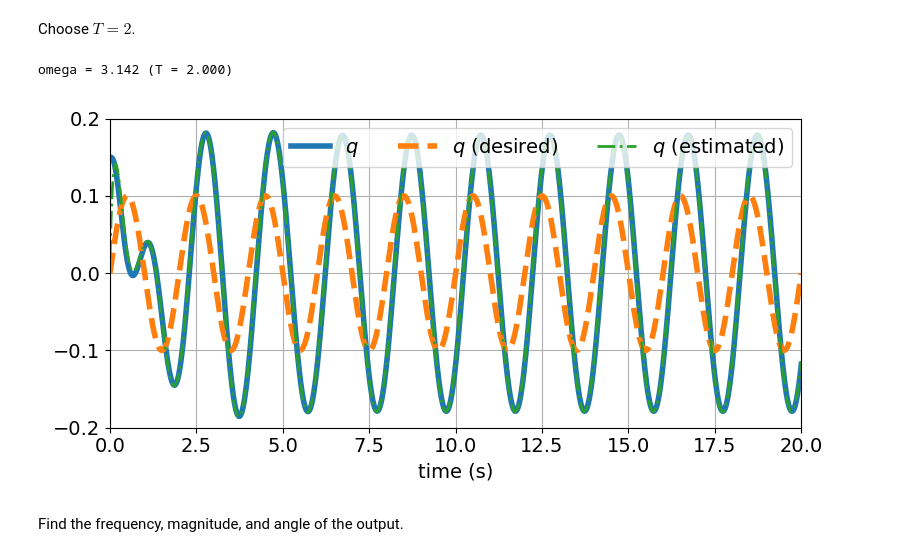
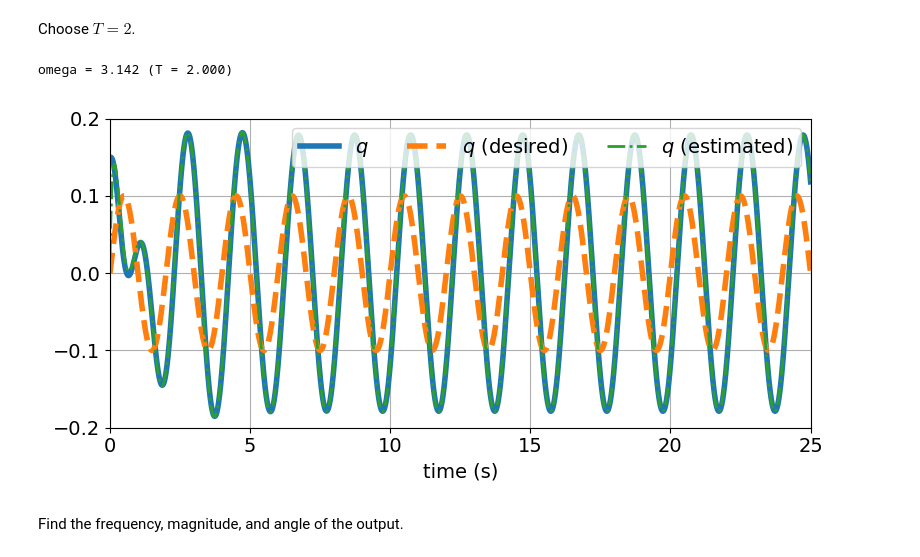
Before and after one commit to tbretl/ae353-sp25, a Jupyter notebook: examples/20250411/WheelDemo-FreqResp-02/WheelDemo-FreqResp-02-InClass.ipynb, the cells around one changed output. Drawn from its saved outputs; the diff is of its cells as text; code cells hidden in the pictures.

```diff
--- a/examples/20250411/WheelDemo-FreqResp-02/WheelDemo-FreqResp-02-InClass.ipynb
+++ b/examples/20250411/WheelDemo-FreqResp-02/WheelDemo-FreqResp-02-InClass.ipynb
@@ -364,7 +364,7 @@ controller.reset()
 simulator.display_meshcat = False
 data = simulator.run(
     controller,
-    max_time=10 * T,
+    max_time=25.,
 )
 
 # Show results
@@ -420,35 +417,35 @@ get_desired_wheel_angle = lambda t: a * np.sin(omega * t)
 # Create controller
 controller = Controller(A, B, C, K, L, q_e, v_e, tau_e, get_desired_wheel_angle)
 
 # Choose initial conditions
 (q_i, v_i) = (get_desired_wheel_angle(0.) + 0.15, v_e)
 
 # Reset controller
 controller.reset()
 
 # Reset simulator
 simulator.reset(
     wheel_angle=q_i,
     wheel_velocity=v_i,
     sensor_noise=0.,
 )
 
 # Reset controller
 controller.reset()
 
 # Run simulator
 simulator.display_meshcat = False
 data = simulator.run(
     controller,
-    max_time=10 * T,
+    max_time=25.,
 )
 
 # Show results
 # show_results(data, q_e, v_e, tau_e)
 show_results_q(data, q_e, v_e, tau_e)
 # %% [output]
 omega = 3.142 (T = 2.000)
-[figure, old version]
+[figure, new version]
 # %% [markdown]
 Find the frequency, magnitude, and angle of the output.
 # %%
```
Also changed, not shown: parts of 10 cells of this notebook, 2 other files.
